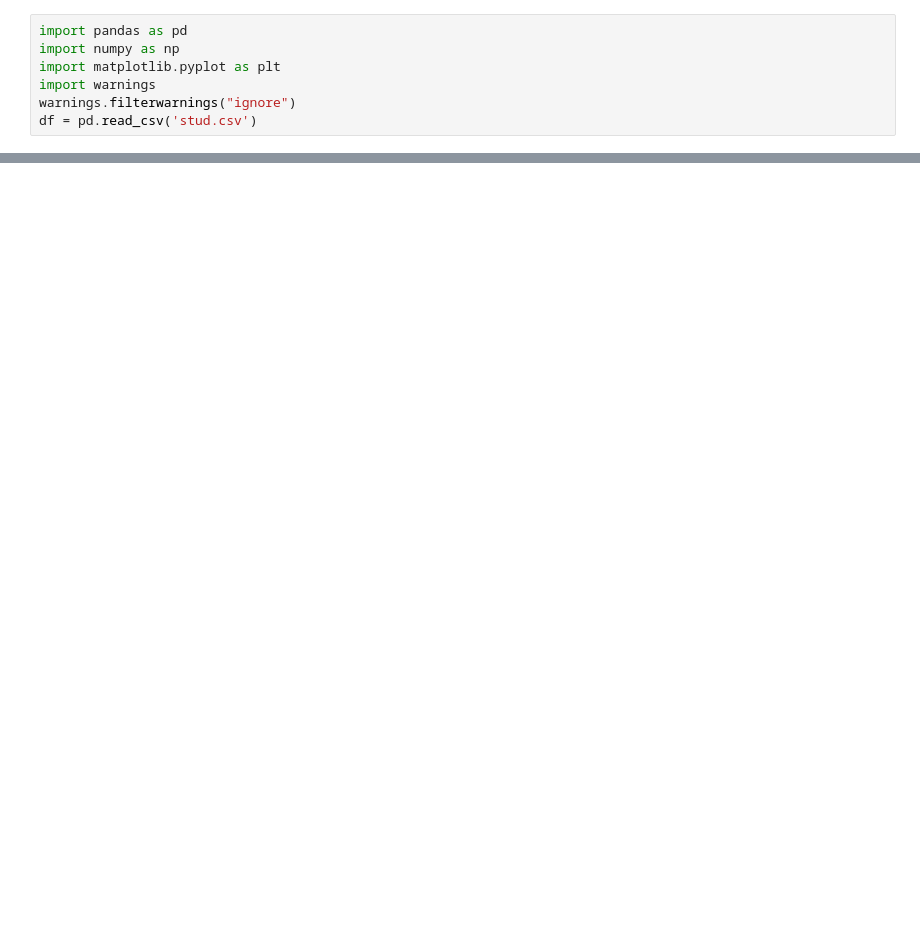
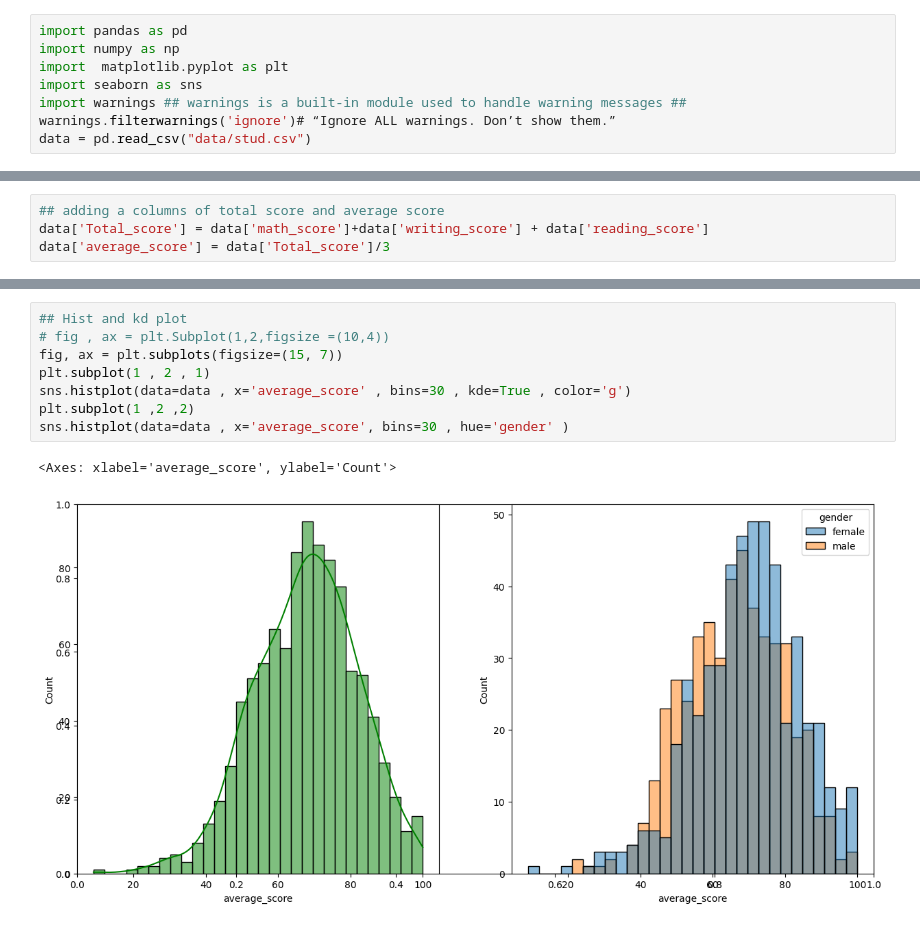
Before and after one commit to Shisank93/mlproject, a Jupyter notebook: notebook/1 . EDA STUDENT PERFORMANCE .ipynb, the cells around one changed output, grey strips where cells are left out. Cells and saved outputs as stored; diff of their text form; blank space fills up the shorter version.

```diff
--- a/notebook/1 . EDA STUDENT PERFORMANCE .ipynb
+++ b/notebook/1 . EDA STUDENT PERFORMANCE .ipynb
@@ -21,8 +1,9 @@
 # %%
 import pandas as pd
 import numpy as np
-import matplotlib.pyplot as plt
-import warnings
-warnings.filterwarnings("ignore")
-df = pd.read_csv('stud.csv')
+import  matplotlib.pyplot as plt
+import seaborn as sns
+import warnings ## warnings is a built-in module used to handle warning messages ##
+warnings.filterwarnings('ignore')# “Ignore ALL warnings. Don’t show them.”
+data = pd.read_csv("data/stud.csv")
 # %%
@@ -89,0 +88,4 @@ df.describe()
+# %%
+## adding a columns of total score and average score
+data['Total_score'] = data['math_score']+data['writing_score'] + data['reading_score']
+data['average_score'] = data['Total_score']/3
@@ -89,0 +124,11 @@ df.describe()
+# %%
+## Hist and kd plot
+# fig , ax = plt.Subplot(1,2,figsize =(10,4))
+fig, ax = plt.subplots(figsize=(15, 7))
+plt.subplot(1 , 2 , 1)
+sns.histplot(data=data , x='average_score' , bins=30 , kde=True , color='g')
+plt.subplot(1 ,2 ,2)
+sns.histplot(data=data , x='average_score', bins=30 , hue='gender' )
+# %% [output]
+<Axes: xlabel='average_score', ylabel='Count'>
+[figure, added]
```
Also changed, not shown: parts of 17 cells of this notebook, 4 other files.
